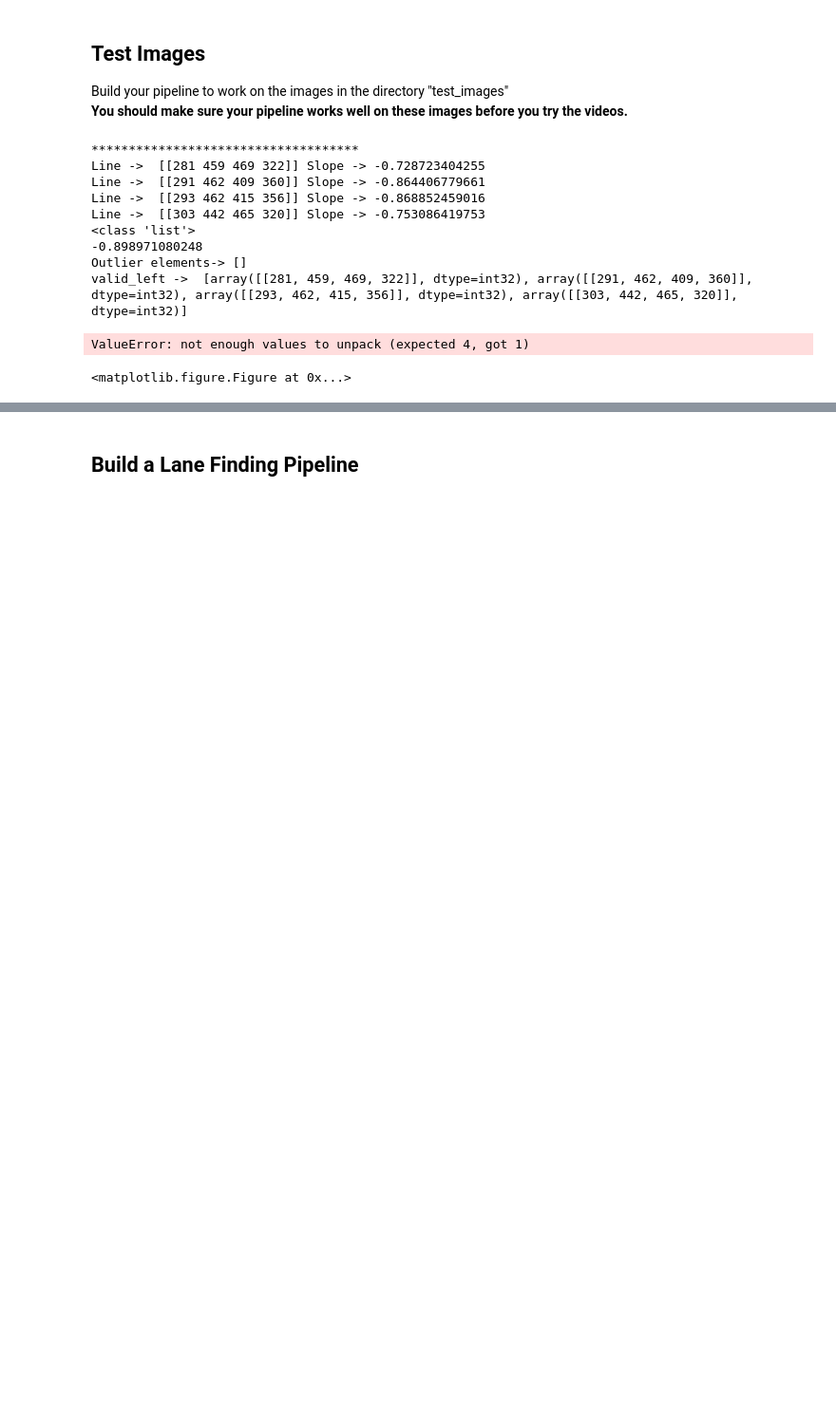
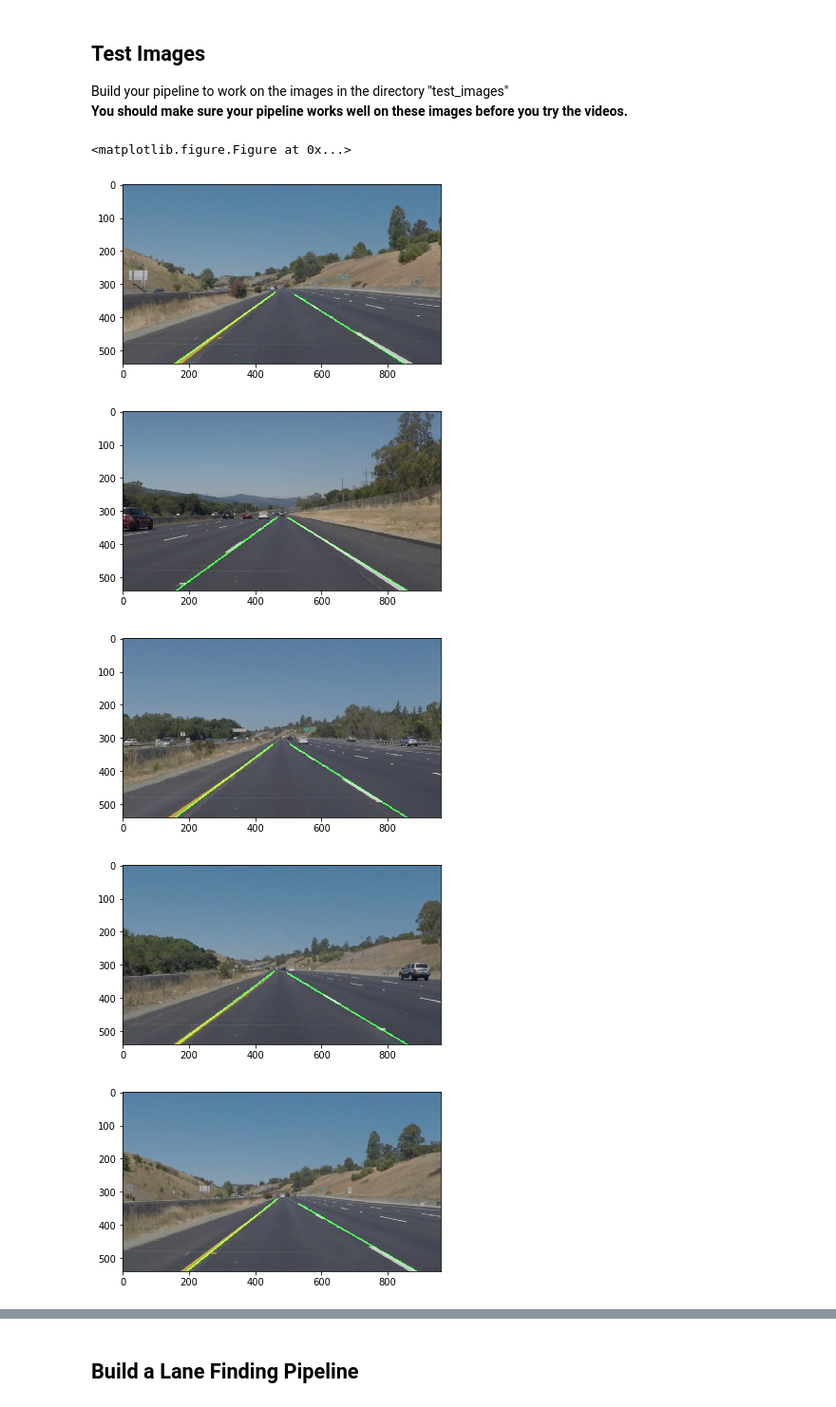
Before and after one commit to AgentT/CarND-LaneLines-P1, a Jupyter notebook: P1.ipynb, the cells around one changed output, grey strips where cells are left out. Shown at 95% size. Drawn from its saved outputs; the diff is of its cells as text; code cells hidden in the pictures; blank space fills up the shorter version.

```diff
--- a/P1.ipynb
+++ b/P1.ipynb
@@ -306,9 +316,8 @@ fig=plt.figure()
 img = 'solidWhiteCurve.jpg'
 
 i=0
-while ( i < 1 ):
+for img in dirs:
 
-    print('************************************')
     image = mpimg.imread( 'test_images/'+img )
 
     #convert to grayscale
@@ -325,42 +334,38 @@ while ( i < 1 ):
     #plt.imshow(edges)
 
     #vertices_t = np.array([[130,540],[420,320],[550,320],[860,540]],dtype=np.int32)
-    vertices_t = np.array([[50,540],[435,320],[510,320],[900,540]],dtype=np.int32)
+    #vertices_t = np.array([[50,540],[435,320],[510,320],[900,540]],dtype=np.int32)
 
+    vertices_l = np.array([[50,540],[435,320],[510,320],[900,540]],dtype=np.int32)
 
     masked_edges = region_of_interest(edges, vertices_t)
     #plt.imshow(masked_edges)
 
 
     # Define the Hough transform parameters
     # Make a blank the same size as our image to draw on
     rho = 5 # distance resolution in pixels of the Hough grid
     theta = np.pi/180 # angular resolution in radians of the Hough grid
     threshold = 100   # minimum number of votes (intersections in Hough grid cell)
     min_line_length = 40 #minimum number of pixels making up a line
     max_line_gap = 200   # maximum gap in pixels between connectable line segments
 
     t=hough_lines(masked_edges, rho, theta, threshold, min_line_length, max_line_gap)
     #plt.imshow(t)
 
     # Create a "color" binary image to combine with line image
     color_edges = np.dstack((edges, edges, edges))
 
     #top=weighted_img(color_edges, image, α=0.8, β=1, γ=0)
     top=weighted_img(t, image, α=0.8, β=1, γ=0)
     plt.figure()
 
     i = i+1
     plt.imshow(top)
 # %% [output]
-************************************
-Line ->  [[281 459 469 322]] Slope -> -0.728723404255
-Line ->  [[291 462 409 360]] Slope -> -0.864406779661
-Line ->  [[293 462 415 356]] Slope -> -0.868852459016
-Line ->  [[303 442 465 320]] Slope -> -0.753086419753
-<class 'list'>
--0.898971080248
-Outlier elements-> []
-valid_left ->  [array([[281, 459, 469, 322]], dtype=int32), array([[291, 462, 409, 360]], dtype=int32), array([[293, 462, 415, 356]], dtype=int32), array([[303, 442, 465, 320]], dtype=int32)]
+<matplotlib.figure.Figure at 0x...>
-ValueError: not enough values to unpack (expected 4, got 1)
-<matplotlib.figure.Figure at 0x...>
+[figure, added]
+[figure, added]
+[figure, added]
+[figure, added]
+[figure, added]
```
Also changed, not shown: parts of 5 cells of this notebook.
